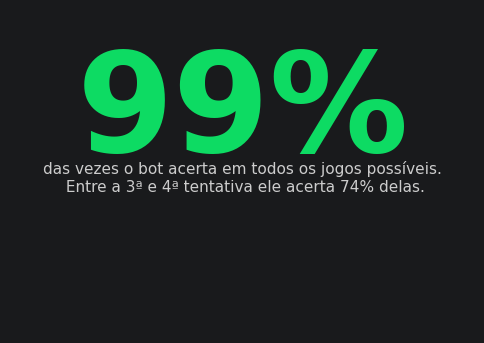
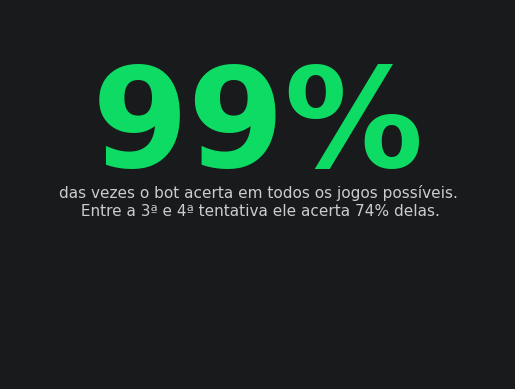
Unified diff of the notebook cell whose output changed from the first chart to the second:
--- before
+++ after
@@ -1,3 +1,3 @@
-fig, ax = plt.subplots(figsize=(6, 4.2))
+fig, ax = plt.subplots()
 
 ax.axis('off')
@@ -13,3 +13,3 @@
 
 plt.show()
-fig.savefig("SingleTextNumber.png")
+fig.savefig("SingleNumber.png")

Commit: fix: size image